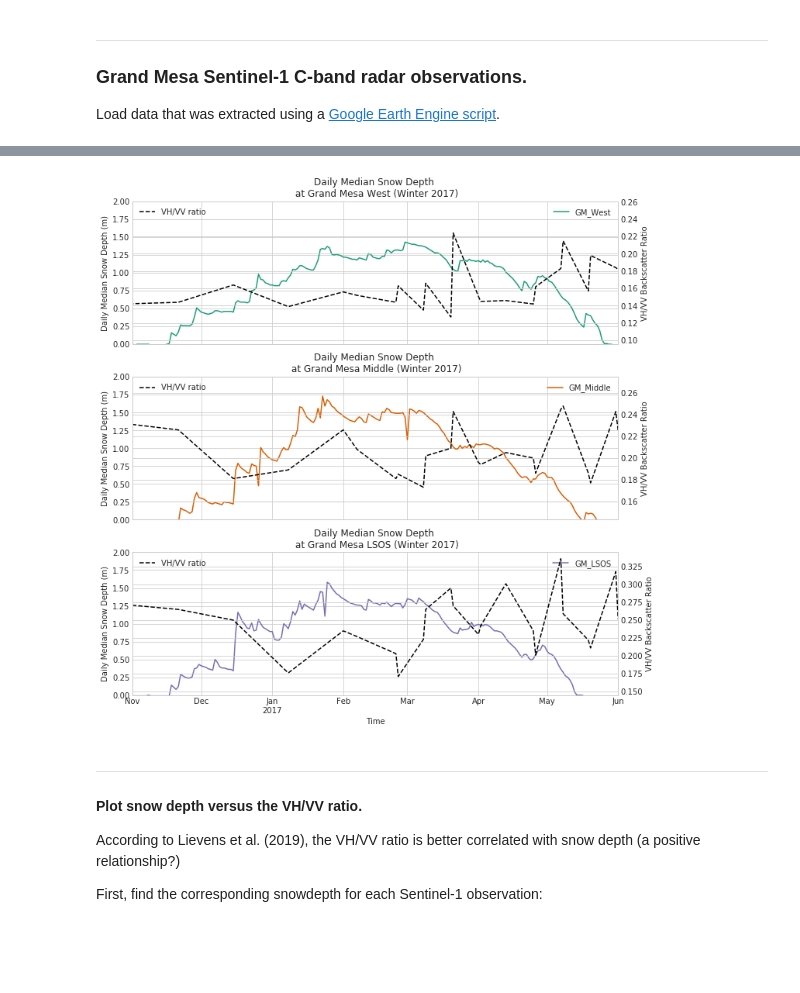
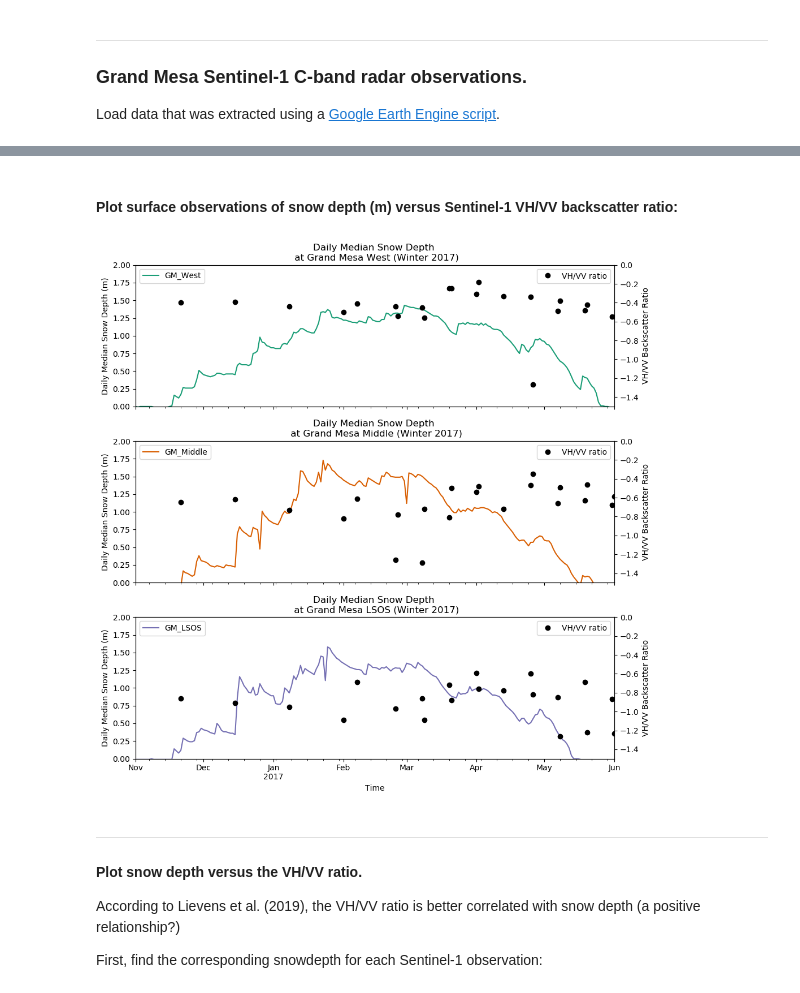
Before and after one commit to spestana/microwave-rs, a Jupyter notebook: project/grandmesa-snowdepth.ipynb, the cells around one changed output, grey strips where cells are left out. Drawn from its saved outputs; the diff is of its cells as text; code cells hidden in the pictures; blank space fills up the shorter version.

```diff
--- a/project/grandmesa-snowdepth.ipynb
+++ b/project/grandmesa-snowdepth.ipynb
@@ -55,6 +46,7 @@ gm_west_daily_median = gm_west
 gm_west_daily_median = gm_west_daily_median.set_index('datetime')
 # Resample to daily median values based on the datetime index
 gm_west_daily_median = gm_west_daily_median.resample('1D').median()
+gm_west_daily_max = gm_west_daily_median.resample('1D').max()
 # %% [markdown]
 Load Grand Mesa Middle data
 # %%
@@ -76,6 +68,7 @@ gm_middle_daily_median = gm_middle
 gm_middle_daily_median = gm_middle_daily_median.set_index('datetime')
 # Resample to daily median values based on the datetime index
 gm_middle_daily_median = gm_middle_daily_median.resample('1D').median()
+gm_middle_daily_max = gm_middle_daily_median.resample('1D').max()
 # %% [markdown]
 Load Grand Mesa (LSOS) data
 # %%
@@ -97,3 +90,4 @@ gm_lsos_daily_median = gm_lsos
 gm_lsos_daily_median = gm_lsos_daily_median.set_index('datetime')
 # Resample to daily median values based on the datetime index
 gm_lsos_daily_median = gm_lsos_daily_median.resample('1D').median()
+gm_lsos_daily_max = gm_lsos_daily_median.resample('1D').max()
@@ -141,15 +149,31 @@ Load data that was extracted using a [Google Earth Engine script](https://code.e
 # Sentinel-1 observations of the Grand Mesa West site
 gm_west_sentinel1 = pd.read_csv(r'sentinel1_data/gm_west_sentinel1.csv')
 gm_west_sentinel1['system:time_start'] = pd.to_datetime(gm_west_sentinel1['system:time_start'])
+# compute the backscatter ratio as described in Lievens et al., 2019.
+vh = (10**gm_west_sentinel1['VH'])/10 # from dB back to linear scale
+vv = (10**gm_west_sentinel1['VV'])/10 # from dB back to linear scale
+gm_west_sentinel1['VH/VV'] = 10*(np.log10(vh/vv)) # linear scale ratio, convert to dB
 
 # Sentinel-1 observations of the Grand Mesa Middle site
 gm_middle_sentinel1 = pd.read_csv(r'sentinel1_data/gm_middle_sentinel1.csv')
 gm_middle_sentinel1['system:time_start'] = pd.to_datetime(gm_middle_sentinel1['system:time_start'])
+# compute the backscatter ratio as described in Lievens et al., 2019.
+vh = (10**gm_middle_sentinel1['VH'])/10 # from dB back to linear scale
+vv = (10**gm_middle_sentinel1['VV'])/10 # from dB back to linear scale
+gm_middle_sentinel1['VH/VV'] = 10*(np.log10(vh/vv)) # linear scale ratio, convert to dB
 
 # Sentinel-1 observations of the Grand Mesa LSOS site
 gm_lsos_sentinel1 = pd.read_csv(r'sentinel1_data/gm_lsos_sentinel1.csv')
 gm_lsos_sentinel1['system:time_start'] = pd.to_datetime(gm_lsos_sentinel1['system:time_start'])
+# compute the backscatter ratio as described in Lievens et al., 2019.
+vh = (10**gm_lsos_sentinel1['VH'])/10 # from dB back to linear scale
+vv = (10**gm_lsos_sentinel1['VV'])/10 # from dB back to linear scale
+gm_lsos_sentinel1['VH/VV'] = 10*(np.log10(vh/vv)) # linear scale ratio, convert to dB
 
 # Sentinel-1 observations of the Grand Mesa open site
 gm_open_sentinel1 = pd.read_csv(r'sentinel1_data/gm_open_sentinel1.csv')
 gm_open_sentinel1['system:time_start'] = pd.to_datetime(gm_open_sentinel1['system:time_start'])
+# compute the backscatter ratio as described in Lievens et al., 2019.
+vh = (10**gm_open_sentinel1['VH'])/10 # from dB back to linear scale
+vv = (10**gm_open_sentinel1['VV'])/10 # from dB back to linear scale
+gm_open_sentinel1['VH/VV'] = 10*(np.log10(vh/vv)) # linear scale ratio, convert to dB
@@ -156,10 +249,12 @@ gm_open_sentinel1['system:time_start'] = pd.to_datetime(gm_open_sentinel1['syste
+# %% [markdown]
+#### Plot surface observations of snow depth (m) versus Sentinel-1 VH/VV backscatter ratio:
 # %%
 # Set start and end dates to look at here:
 starttime = pd.to_datetime('2016-11-01 00:00')
 endtime = pd.to_datetime('2017-06-01 23:59:59')
 
 # Plot daily median snow depths:
-with plt.style.context('seaborn-whitegrid'):
+with plt.style.context('default'):
     fig, ax = plt.subplots(3,1,figsize=(10,10))
 
     ax[0].set_title('Daily Median Snow Depth \n at Grand Mesa West (Winter 2017)');
@@ -167,50 +262,50 @@ with plt.style.context('seaborn-whitegrid'):
                               c='#1b9e77', ax=ax[0],
                               label='GM_West')
     ax2 = ax[0].twinx() # add a second y axis for the VH/VV data
-    gm_west_sentinel1.plot(x='system:time_start',y='VH_VV_ratio',
-                          c='k',linestyle='--', ax=ax2,
+    gm_west_sentinel1.plot(x='system:time_start',y='VH/VV',
+                          c='k',linestyle='None', marker='o', ax=ax2,
                           label='VH/VV ratio')
     ax2.set_ylabel('VH/VV Backscatter Ratio')
-    ax2.legend(loc='upper left')
-    ax2.set_ylim((0,0.4))
+    ax2.legend(loc='upper right')
+    ax2.set_ylim((-1.5,0))
 
     ax[1].set_title('Daily Median Snow Depth \n at Grand Mesa Middle (Winter 2017)');
     gm_middle_daily_median.plot(y='Snow Depth(m, Avg)',
                                 c='#d95f02', ax=ax[1],
                                 label='GM_Middle')
     ax2 = ax[1].twinx() # add a second y axis for the VH/VV data
-    gm_middle_sentinel1.plot(x='system:time_start',y='VH_VV_ratio',
-                          c='k',linestyle='--', ax=ax2,
+    gm_middle_sentinel1.plot(x='system:time_start',y='VH/VV',
+                          c='k',linestyle='None', marker='o', ax=ax2,
                           label='VH/VV ratio')
     ax2.set_ylabel('VH/VV Backscatter Ratio')
-    ax2.legend(loc='upper left')
-    ax2.set_ylim((0,0.4))
+    ax2.legend(loc='upper right')
+    ax2.set_ylim((-1.5,0))
 
     ax[2].set_title('Daily Median Snow Depth \n at Grand Mesa LSOS (Winter 2017)');
     l1 = gm_lsos_daily_median.plot(y='Snow Depth (m, Avg)',
                               c='#7570b3', ax=ax[2],
                               label='GM_LSOS')
     ax2 = ax[2].twinx() # add a second y axis for the VH/VV data
-    l2 = gm_lsos_sentinel1.plot(x='system:time_start',y='VH_VV_ratio',
-                          c='k',linestyle='--', ax=ax2,
+    l2 = gm_lsos_sentinel1.plot(x='system:time_start',y='VH/VV',
+                          c='k',linestyle='None', marker='o', ax=ax2,
                           label='VH/VV ratio')
     ax2.set_ylabel('VH/VV Backscatter Ratio')
-    ax2.legend(loc='upper left')
-    ax2.set_ylim((0,0.4))
+    ax2.legend(loc='upper right')
+    ax2.set_ylim((-1.5,0))
 
     # format each subplot:
     for n in range(len(ax)):
         ax[n].set_ylim((0,2))
         ax[n].set_xlim((starttime,endtime))
         ax[n].set_ylabel('Daily Median Snow Depth (m)')
         ax[n].set_xlabel('Time')
-        ax[n].legend(loc='upper right')
+        ax[n].legend(loc='upper left')
 
 
     plt.tight_layout()
-    plt.savefig('daily_median_snowdepth-and-sentinel.png',dpi=300)
+    plt.savefig('daily_median_snowdepth-and-sentinel-vh-vv_ratio.png',dpi=300)
 # %% [output]
-[figure, old version]
+[figure, new version]
 # %% [markdown]
 ***
 #### Plot snow depth versus the VH/VV ratio.
```
Also changed, not shown: parts of 13 cells of this notebook.
